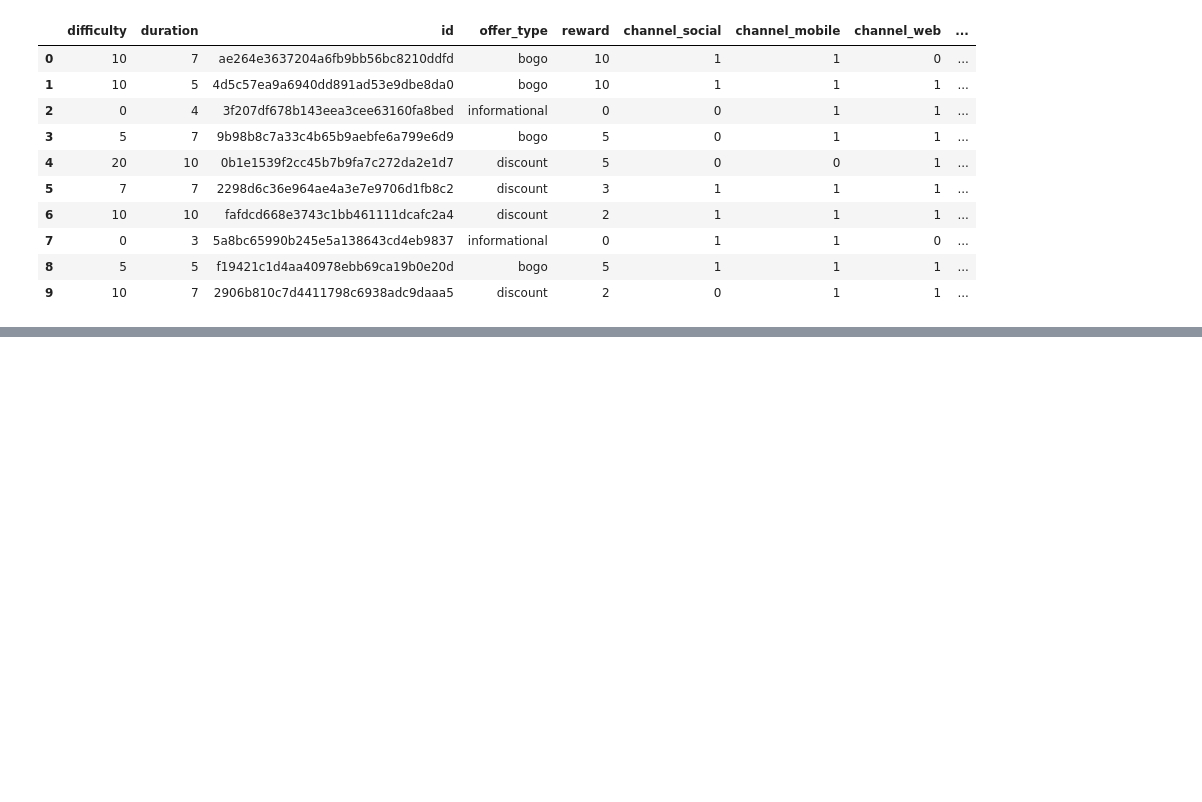
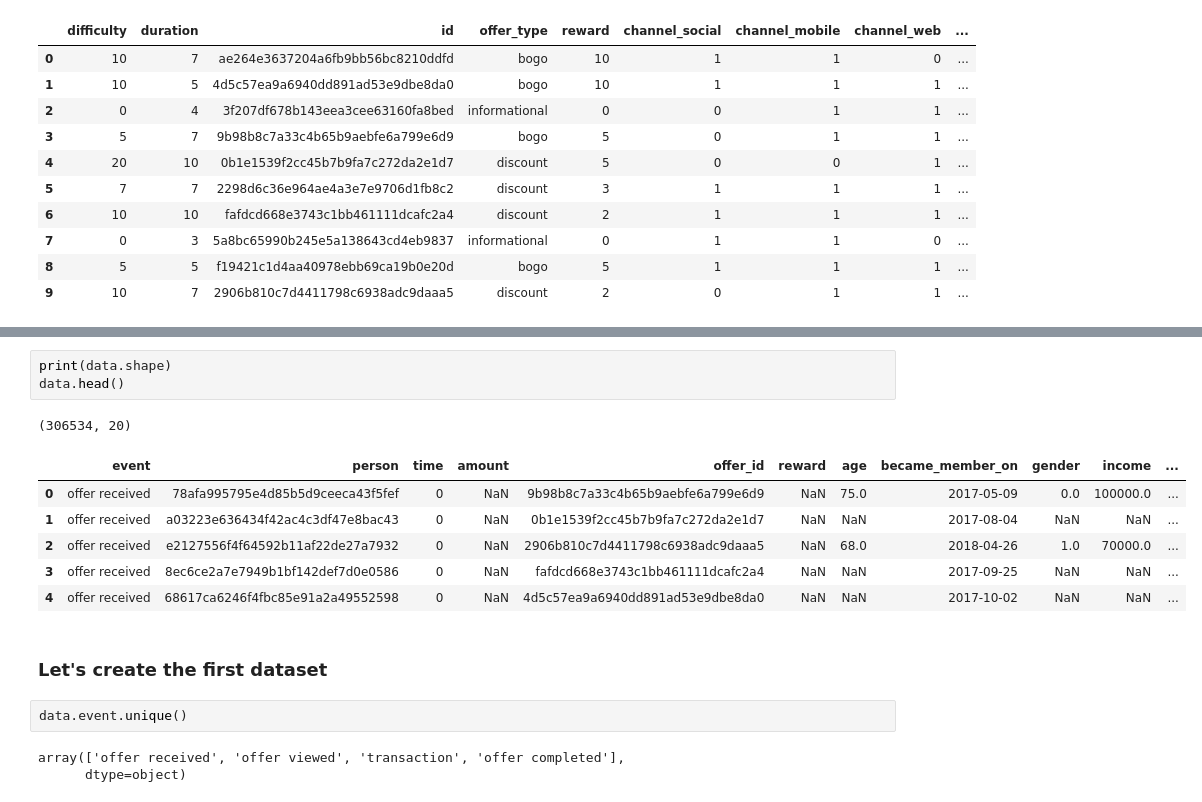
Before and after one commit to mtasende/starbucks-advertising, a Jupyter notebook: notebooks/scratchpad/002-mt-preprocessing.ipynb, the cells around one changed output, grey strips where cells are left out. Cells and saved outputs as stored; diff of their text form; blank space fills up the shorter version.

```diff
--- a/notebooks/scratchpad/002-mt-preprocessing.ipynb
+++ b/notebooks/scratchpad/002-mt-preprocessing.ipynb
@@ -68,0 +85,18 @@ AttributeError: 'NoneType' object has no attribute 'shape'
+# %%
+print(data.shape)
+data.head()
+# %% [output]
+(306534, 20)
+|  | event | person | time | amount | offer_id | reward | age | became_member_on | gender | income | ... |
+| 0 | offer received | 78afa995795e4d85b5d9ceeca43f5fef | 0 | NaN | 9b98b8c7a33c4b65b9aebfe6a799e6d9 | NaN | 75.0 | 2017-05-09 | 0.0 | 100000.0 | ... |
+| 1 | offer received | a03223e636434f42ac4c3df47e8bac43 | 0 | NaN | 0b1e1539f2cc45b7b9fa7c272da2e1d7 | NaN | NaN | 2017-08-04 | NaN | NaN | ... |
+| 2 | offer received | e2127556f4f64592b11af22de27a7932 | 0 | NaN | 2906b810c7d4411798c6938adc9daaa5 | NaN | 68.0 | 2018-04-26 | 1.0 | 70000.0 | ... |
+| 3 | offer received | 8ec6ce2a7e7949b1bf142def7d0e0586 | 0 | NaN | fafdcd668e3743c1bb461111dcafc2a4 | NaN | NaN | 2017-09-25 | NaN | NaN | ... |
+| 4 | offer received | 68617ca6246f4fbc85e91a2a49552598 | 0 | NaN | 4d5c57ea9a6940dd891ad53e9dbe8da0 | NaN | NaN | 2017-10-02 | NaN | NaN | ... |
+# %% [markdown]
+### Let's create the first dataset
+# %%
+data.event.unique()
+# %% [output]
+array(['offer received', 'offer viewed', 'transaction', 'offer completed'],
+      dtype=object)
```
Also changed, not shown: parts of 14 cells of this notebook, 1 other file.
